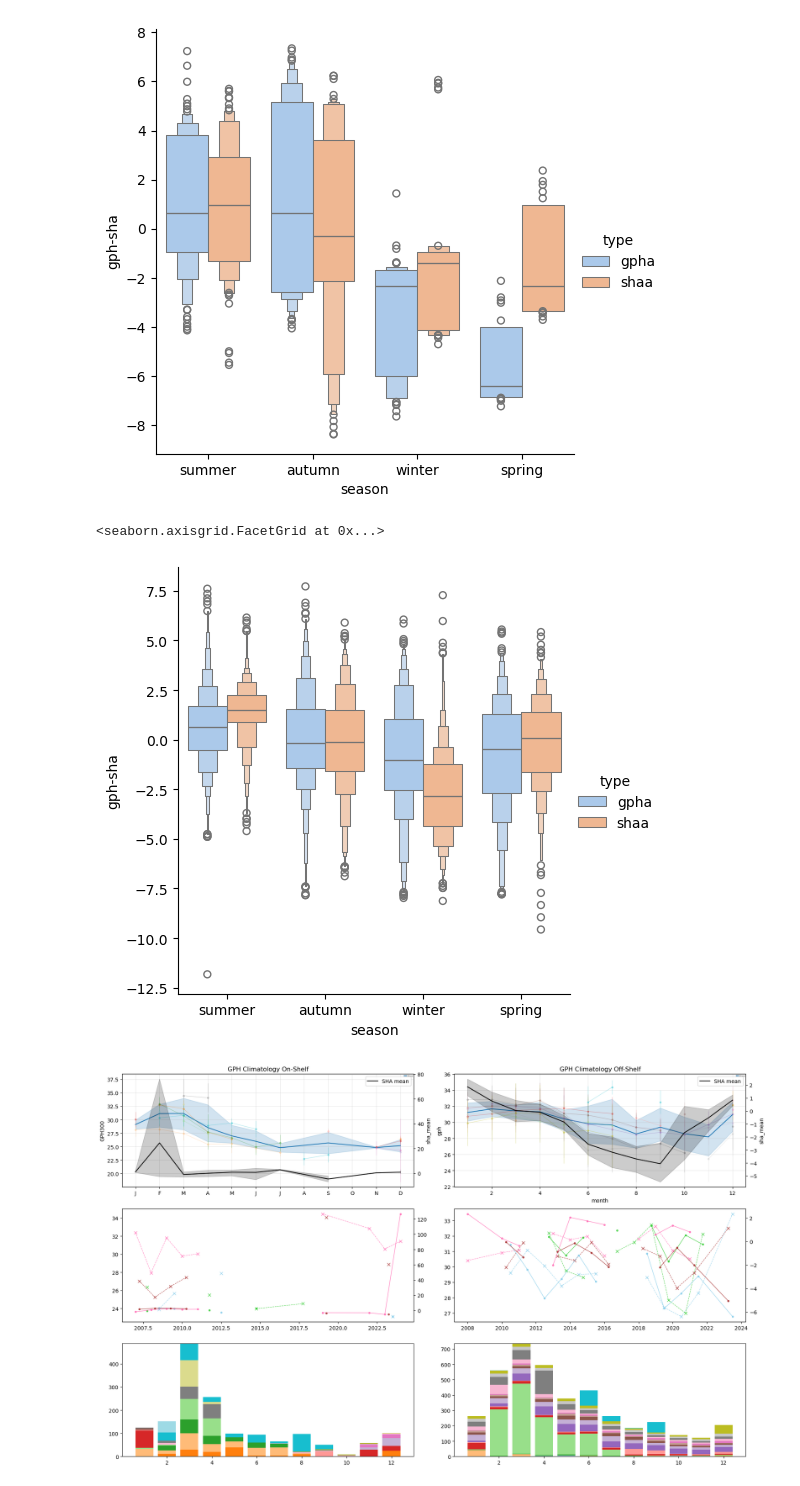
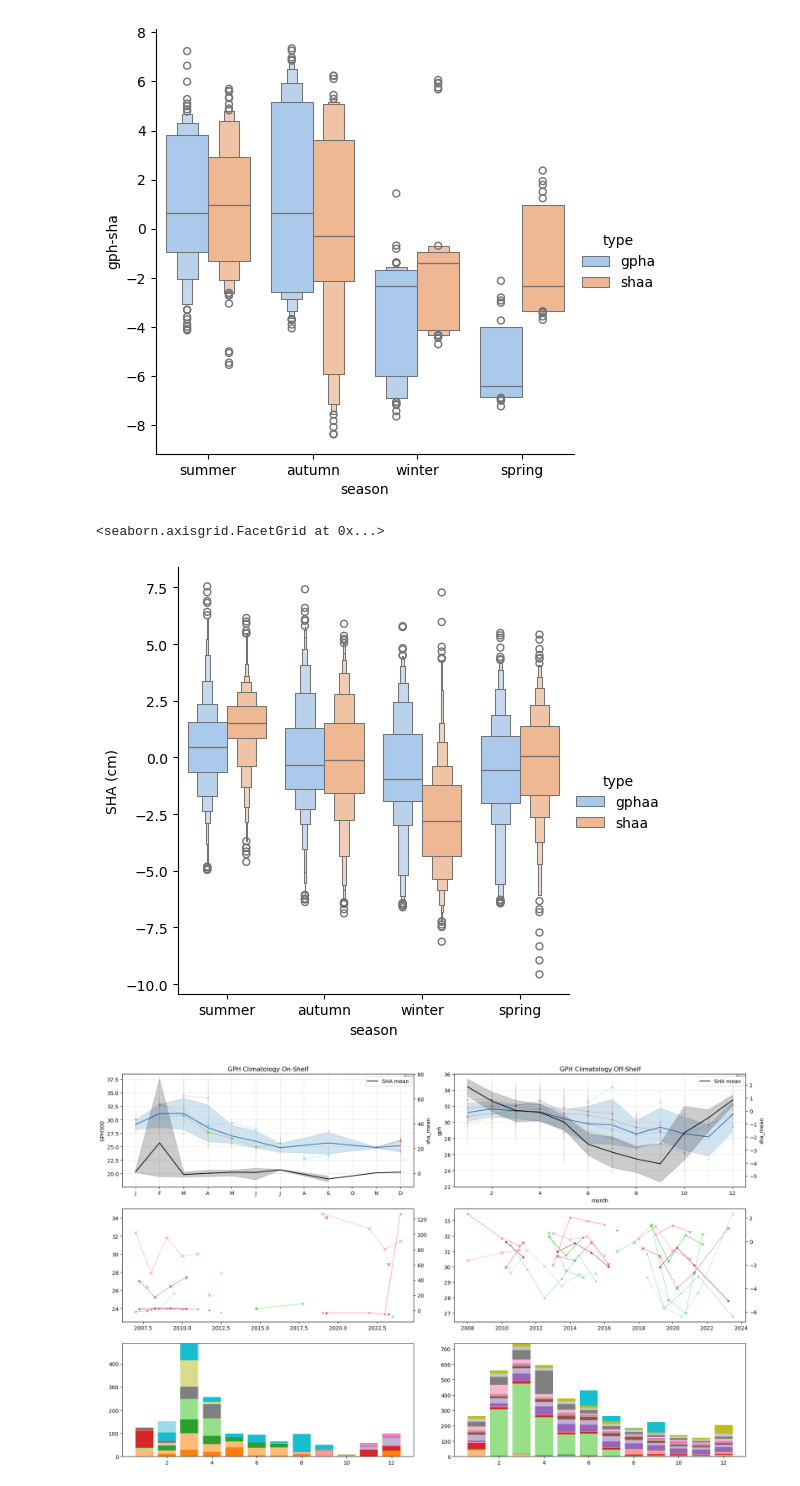
Before and after one commit to eejco/thesis_c3, a Jupyter notebook: c3_steric_height.ipynb, the cells around one changed output. Cells and saved outputs as stored; diff of their text form; code cells hidden in the pictures.

```diff
--- a/c3_steric_height.ipynb
+++ b/c3_steric_height.ipynb
@@ -172,6 +172,12 @@ dfonshelf['gphaa']=dfonshelf.gpha - dfonshelf.gpha.mean()
 dfoffshelf=dfoffshelf.dropna()
 dfoffshelf['shaa']=dfoffshelf.sha_interp - dfoffshelf.sha_interp.mean()
 dfoffshelf['gphaa']=dfoffshelf.gpha - dfoffshelf.gpha.mean()
+
+# convert to cm
+dfonshelf['shaa'] = dfonshelf['shaa'] * 100
+dfonshelf['gphaa'] = dfonshelf['gphaa'] * 100
+dfoffshelf['shaa'] = dfoffshelf['shaa'] * 100
+dfoffshelf['gphaa'] = dfoffshelf['gphaa'] * 100
 # %%
 dfsns=dfonshelf.reset_index().melt(
     value_vars=['gphaa', 'shaa'],
@@ -210,16 +216,16 @@ sns.catplot(data=dfsns,x='season',y='gph-sha',hue='type',order=['summer','autumn
 [figure]
 # %%
 dfsns=dfoffshelf.reset_index().melt(
-    value_vars=['gpha', 'shaa'],
+    value_vars=['gphaa', 'shaa'],
     var_name='type',
-    value_name='gph-sha',
+    value_name='SHA (cm)',
     id_vars=['season']
 )
 
-sns.catplot(data=dfsns,x='season',y='gph-sha',hue='type',order=['summer','autumn','winter','spring'],kind='boxen',palette='pastel')
+sns.catplot(data=dfsns,x='season',y='SHA (cm)',hue='type',order=['summer','autumn','winter','spring'],kind='boxen',palette='pastel')
 # %% [output]
 <seaborn.axisgrid.FacetGrid at 0x...>
-[figure, old version]
+[figure, new version]
 # %%
 def yearly_climatology(ax,y,datamean,datastd):
     data = datamean.where(datamean.year==y,drop=True)
```
Also changed, not shown: parts of 2 cells of this notebook, 11 other files.
